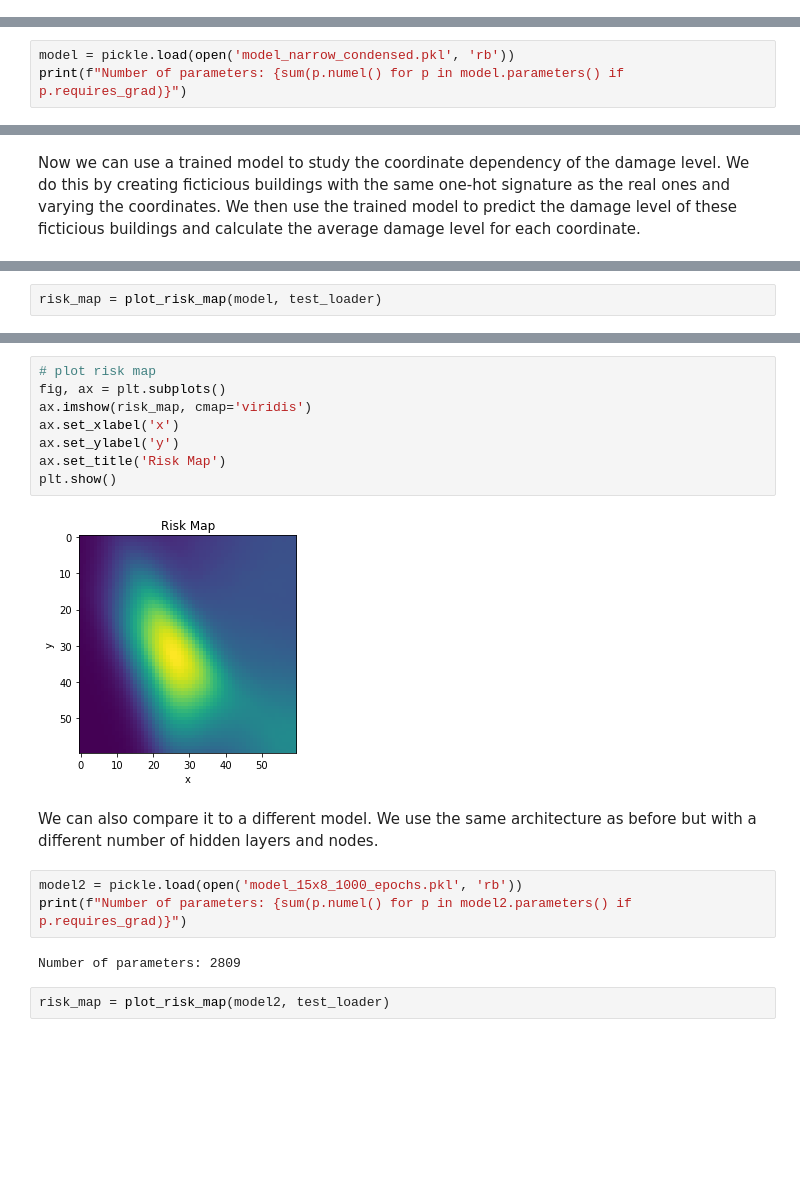
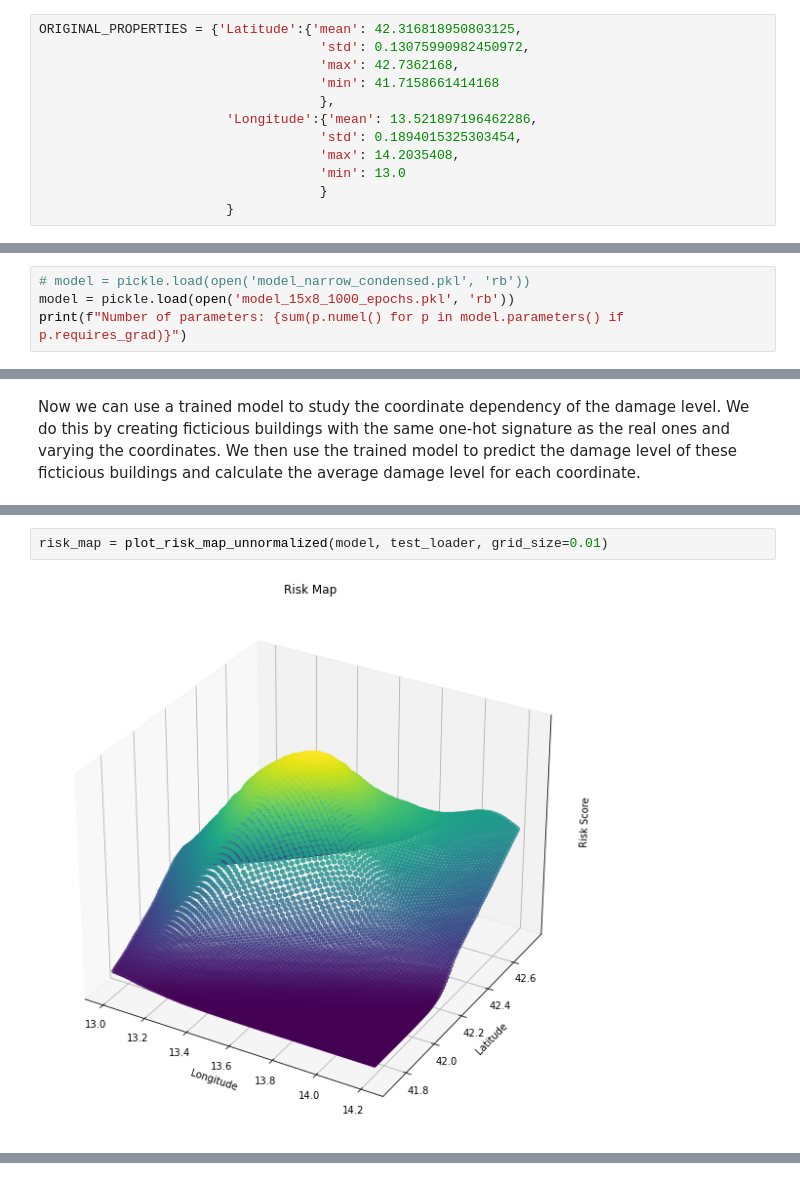
Before and after one commit to gullo97/earthquake_ml, a Jupyter notebook: notebook.ipynb, the cells around one changed output, grey strips where cells are left out. Saved outputs shown, nothing was run; the diff lists cells and outputs as text; blank space fills up the shorter version.

Commit message:
Improved risk map plot

```diff
--- a/notebook.ipynb
+++ b/notebook.ipynb
@@ -23,3 +25,15 @@ dataframe.head()
+# %%
+ORIGINAL_PROPERTIES = {'Latitude':{'mean': 42.316818950803125,
+                                    'std': 0.13075990982450972,
+                                    'max': 42.7362168,
+                                    'min': 41.7158661414168
+                                    },
+                        'Longitude':{'mean': 13.521897196462286,
+                                    'std': 0.1894015325303454,
+                                    'max': 14.2035408,
+                                    'min': 13.0
+                                    }
+                        }
 # %% [markdown]
 Let's now define the model as a simple fully connected neural network. We write the class so that the hidden layers size and depth of the model can be easily modified.
 # %%
@@ -335,6 +349,7 @@ KeyboardInterrupt:
 # save model
 # pickle.dump(model, open('model_narrow_condensed.pkl', 'wb'))
 # %%
-model = pickle.load(open('model_narrow_condensed.pkl', 'rb'))
+# model = pickle.load(open('model_narrow_condensed.pkl', 'rb'))
+model = pickle.load(open('model_15x8_1000_epochs.pkl', 'rb'))
 print(f"Number of parameters: {sum(p.numel() for p in model.parameters() if p.requires_grad)}")
 # %% [output]
@@ -370,4 +447,6 @@ def class_to_color(classes):
     colors[classes == 3] = 1
     return colors
 # %%
-risk_map = plot_risk_map(model, test_loader)
+risk_map = plot_risk_map_unnormalized(model, test_loader, grid_size=0.01)
+# %% [output]
+[figure, added]
@@ -374,19 +453,0 @@ risk_map = plot_risk_map(model, test_loader)
-# %%
-# plot risk map
-fig, ax = plt.subplots()
-ax.imshow(risk_map, cmap='viridis')
-ax.set_xlabel('x')
-ax.set_ylabel('y')
-ax.set_title('Risk Map')
-plt.show()
-# %% [output]
-[figure, removed]
-# %% [markdown]
-We can also compare it to a different model. We use the same architecture as before but with a different number of hidden layers and nodes.
-# %%
-model2 = pickle.load(open('model_15x8_1000_epochs.pkl', 'rb'))
-print(f"Number of parameters: {sum(p.numel() for p in model2.parameters() if p.requires_grad)}")
-# %% [output]
-Number of parameters: 2809
-# %%
-risk_map = plot_risk_map(model2, test_loader)
```
Also changed, not shown: parts of 5 cells of this notebook, 4 other files.
